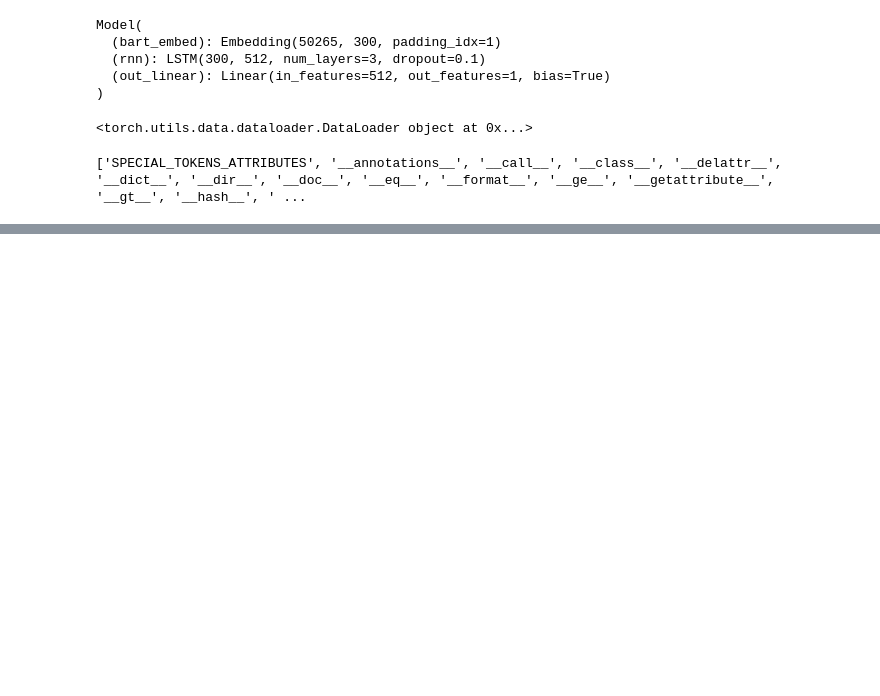
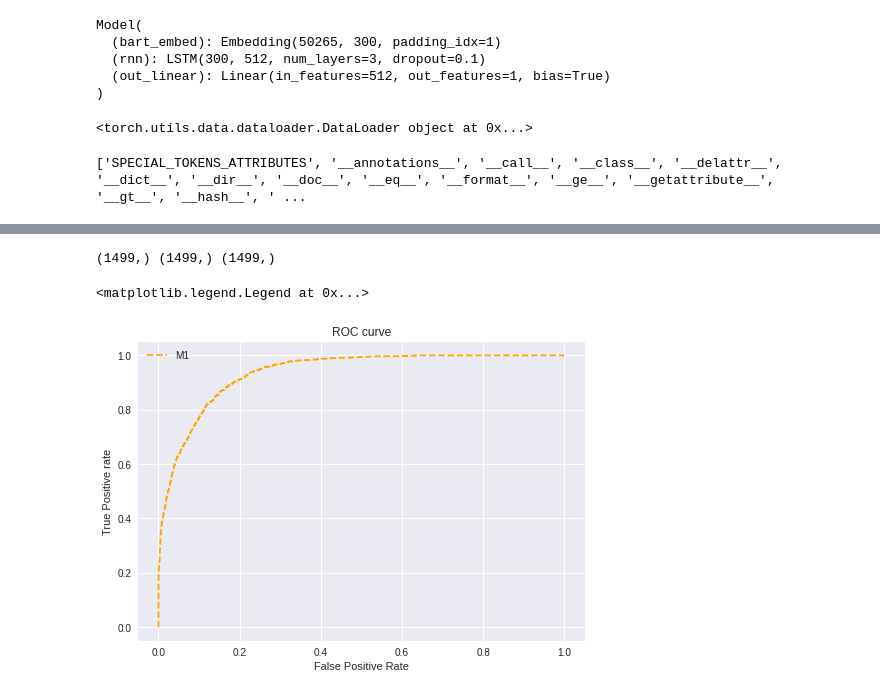
Before and after one commit to ZurichNLP/SimpleFUDGE, a Jupyter notebook: analysis/inspect_discriminator_predictions.ipynb, the cells around one changed output, grey strips where cells are left out. Cells and saved outputs as stored; diff of their text form; code cells hidden in the pictures; blank space fills up the shorter version.

```diff
--- a/analysis/inspect_discriminator_predictions.ipynb
+++ b/analysis/inspect_discriminator_predictions.ipynb
@@ -249,0 +282,18 @@ plt.legend(loc='best')
+# %%
+print('PREDS:', y_hats)
+fpr1, tpr1, thresh1 = roc_curve(y_labels, y_hats, pos_label=1)
+print('FPR:', fpr1, 'TPR:', tpr1, 'THRESHOLDS:', thresh1)
+# fpr2, tpr2, thresh2 = roc_curve(y_label, y_hat, pos_label=1)
+
+# roc curve for tpr = fpr
+# random_probs = [0 for i in range(len(y_labels))]
+# random_probs = np.random.permutation(y_hats)
+# print('RANDOM PREDS:', random_probs)
+# p_fpr, p_tpr, _ = roc_curve(y_labels, random_probs, pos_label=0)
+# print(p_fpr, p_tpr)
+
+# auc scores
+auc_score1 = roc_auc_score(y_labels, y_hats)
+# auc_score2 = roc_auc_score(y_labels, random_probs)
+print(auc_score1)
+# print(auc_score2)
@@ -249,0 +307,22 @@ plt.legend(loc='best')
+# %%
+print(fpr1.shape, tpr1.shape, thresh1.shape)
+# %% [output]
+(1499,) (1499,) (1499,)
+# %%
+# plot roc curves
+plt.plot(fpr1, tpr1, linestyle='--',color='orange', label='M1')
+# plt.plot(fpr2, tpr2, linestyle='--',color='green', label='KNN')
+# plt.plot(p_fpr, p_tpr, linestyle='--', color='blue')
+# title
+plt.title('ROC curve')
+# x label
+plt.xlabel('False Positive Rate')
+# y label
+plt.ylabel('True Positive rate')
+
+plt.legend(loc='best')
+# plt.savefig('ROC',dpi=300)
+# plt.show();
+# %% [output]
+<matplotlib.legend.Legend at 0x...>
+[figure, added]
```
Also changed, not shown: parts of 10 cells of this notebook, 2 other files.
